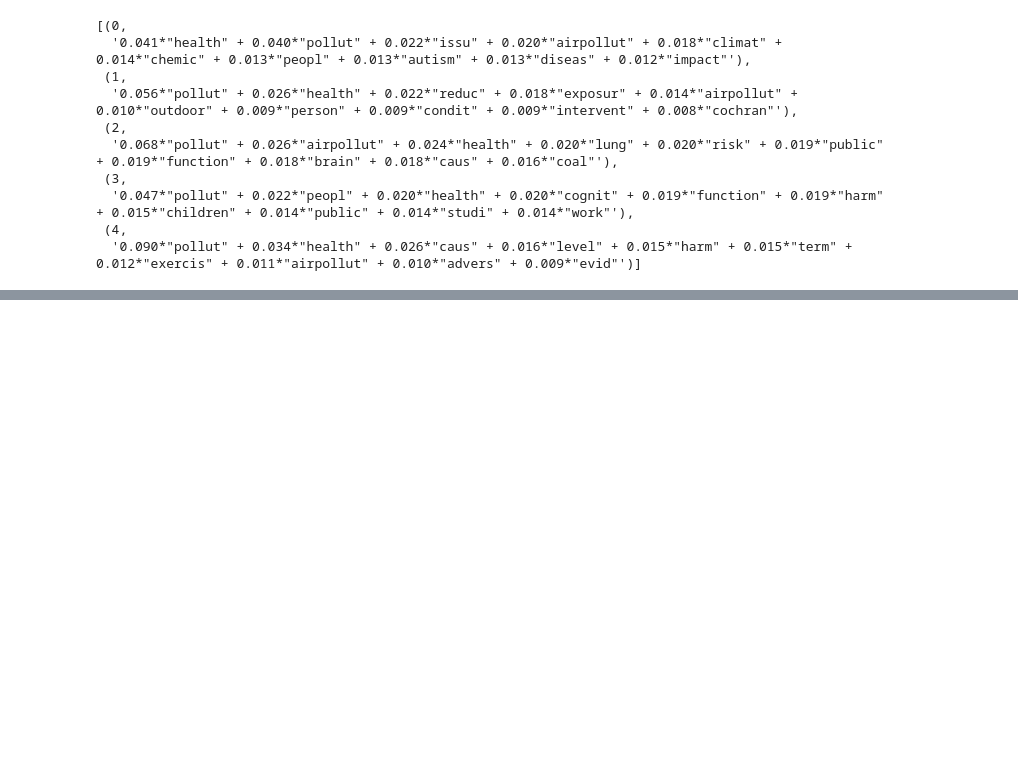
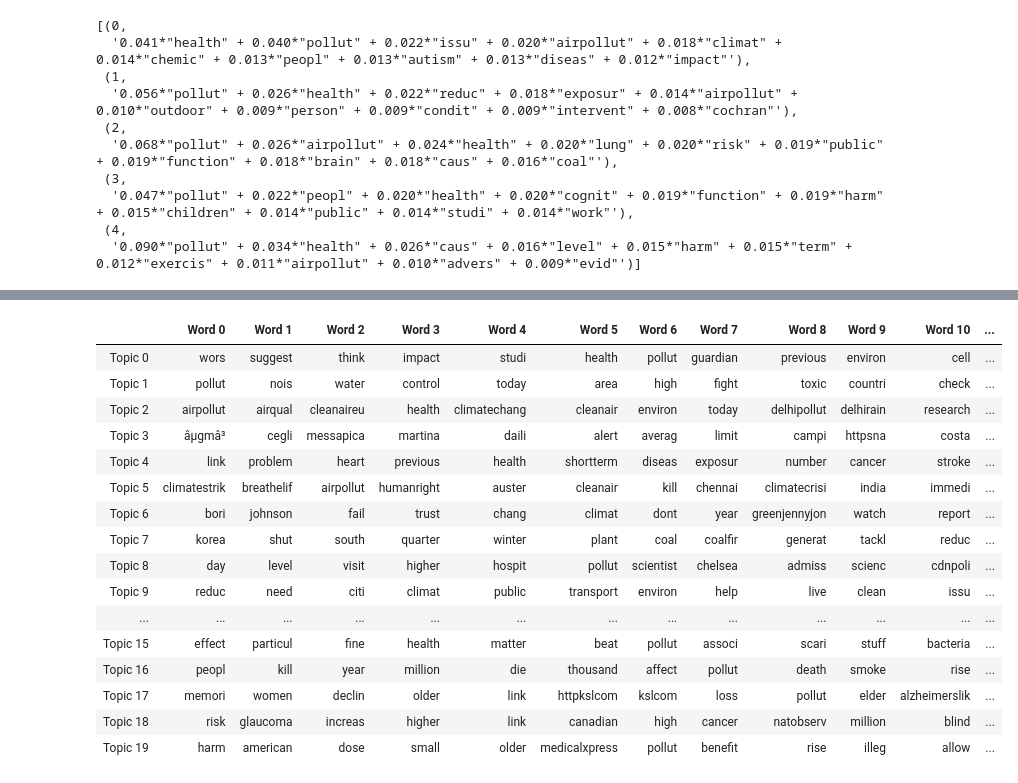
Before and after one commit to rishi-a/Vartalaap, a Jupyter notebook: topic-modeling-new.ipynb, the cells around one changed output, grey strips where cells are left out. Saved outputs shown, nothing was run; the diff lists cells and outputs as text; code cells hidden in the pictures; blank space fills up the shorter version.

```diff
--- a/topic-modeling-new.ipynb
+++ b/topic-modeling-new.ipynb
@@ -352,0 +372,12 @@ ldana.print_topics()
+# %%
+dataAP = dataAP['Tweet text']
+dataTrump = dataTrump['Tweet text']
+# %%
+dataAP = [clean_text_round1(item) for item in dataAP]
+dataAP = [clean_text_round2(item) for item in dataAP]
+dataAP = [preprocess(item) for item in dataAP]
+
+
+dataTrump = [clean_text_round1(item) for item in dataTrump]
+dataTrump = [clean_text_round2(item) for item in dataTrump]
+dataTrump = [preprocess(item) for item in dataTrump]
@@ -352,0 +432,26 @@ ldana.print_topics()
+# %%
+from sklearn.decomposition import NMF
+n_features = 4000
+n_components = 20
+n_top_words = 20
+
+# ignore terms that have a document frequency strictly higher than 95%,
+# ignore terms that have a document frequency strictly lower than 2
+tfidf_vectorizer = TfidfVectorizer(max_df=0.95, min_df=2,
+                                   max_features=n_features,
+                                   stop_words='english')
+tfidf = tfidf_vectorizer.fit_transform(dataAP)
+
+# alpha=0 means no regularization, l1_ratio=.5, the penalty is a combination of L1 and L2
+nmf = NMF(n_components=n_components, random_state=1, alpha=.1, l1_ratio=.5).fit(tfidf)
+nmf_output = nmf.fit_transform(tfidf)
+
+def show_topics(vectorizer=tfidf_vectorizer, lda_model=nmf, n_words=20):
+    keywords = np.array(vectorizer.get_feature_names())
+    topic_keywords = []
+    for topic_weights in lda_model.components_:
+        top_keyword_locs = (-topic_weights).argsort()[:n_words]
+        topic_keywords.append(keywords.take(top_keyword_locs))
+    return topic_keywords
+
+topic_keywords = show_topics(vectorizer=tfidf_vectorizer, lda_model=nmf, n_words=20)
@@ -352,0 +480,24 @@ ldana.print_topics()
+# %%
+df_topic_keywords = pd.DataFrame(topic_keywords)
+df_topic_keywords.columns = ['Word '+str(i) for i in range(df_topic_keywords.shape[1])]
+df_topic_keywords.index = ['Topic '+str(i) for i in range(df_topic_keywords.shape[0])]
+# %%
+df_topic_keywords
+# %% [output]
+|  | Word 0 | Word 1 | Word 2 | Word 3 | Word 4 | Word 5 | Word 6 | Word 7 | Word 8 | Word 9 | Word 10 | ... |
+| Topic 0 | wors | suggest | think | impact | studi | health | pollut | guardian | previous | environ | cell | ... |
+| Topic 1 | pollut | nois | water | control | today | area | high | fight | toxic | countri | check | ... |
+| Topic 2 | airpollut | airqual | cleanaireu | health | climatechang | cleanair | environ | today | delhipollut | delhirain | research | ... |
+| Topic 3 | âµgmâ³ | cegli | messapica | martina | daili | alert | averag | limit | campi | httpsna | costa | ... |
+| Topic 4 | link | problem | heart | previous | health | shortterm | diseas | exposur | number | cancer | stroke | ... |
+| Topic 5 | climatestrik | breathelif | airpollut | humanright | auster | cleanair | kill | chennai | climatecrisi | india | immedi | ... |
+| Topic 6 | bori | johnson | fail | trust | chang | climat | dont | year | greenjennyjon | watch | report | ... |
+| Topic 7 | korea | shut | south | quarter | winter | plant | coal | coalfir | generat | tackl | reduc | ... |
+| Topic 8 | day | level | visit | higher | hospit | pollut | scientist | chelsea | admiss | scienc | cdnpoli | ... |
+| Topic 9 | reduc | need | citi | climat | public | transport | environ | help | live | clean | issu | ... |
+| ... | ... | ... | ... | ... | ... | ... | ... | ... | ... | ... | ... | ... |
+| Topic 15 | effect | particul | fine | health | matter | beat | pollut | associ | scari | stuff | bacteria | ... |
+| Topic 16 | peopl | kill | year | million | die | thousand | affect | pollut | death | smoke | rise | ... |
+| Topic 17 | memori | women | declin | older | link | httpkslcom | kslcom | loss | pollut | elder | alzheimerslik | ... |
+| Topic 18 | risk | glaucoma | increas | higher | link | canadian | high | cancer | natobserv | million | blind | ... |
+| Topic 19 | harm | american | dose | small | older | medicalxpress | pollut | benefit | rise | illeg | allow | ... |
```
Also changed, not shown: parts of 9 cells of this notebook.
